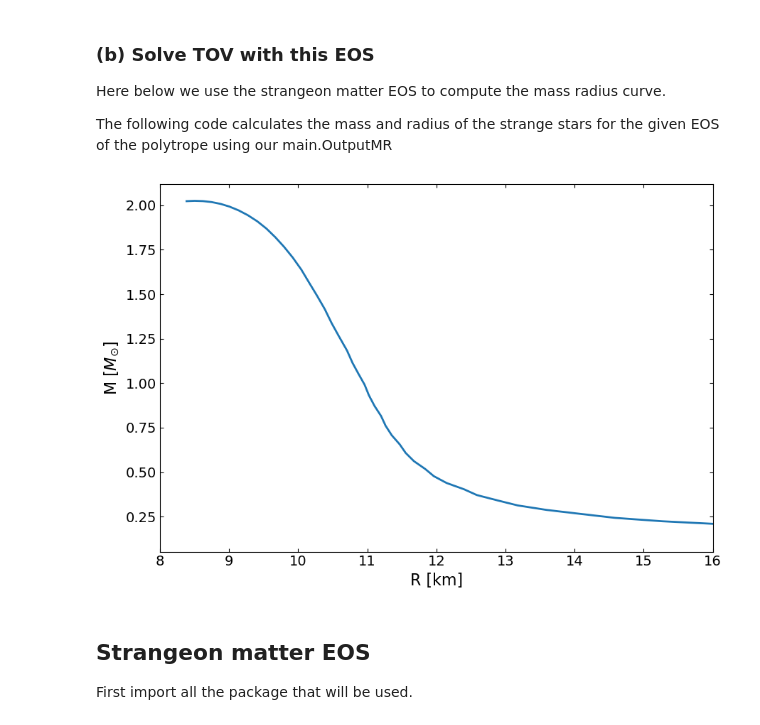
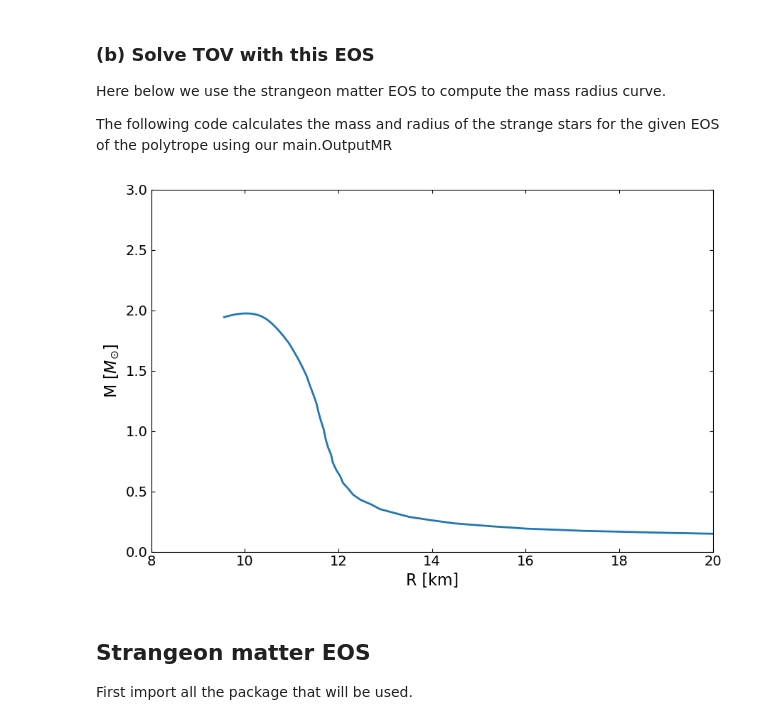
Before and after one commit to ChunHuangPhy/CompactOject, a Jupyter notebook: docs/source/test_EOSgenerators.ipynb, the cells around one changed output. Saved outputs shown, nothing was run; the diff lists cells and outputs as text; code cells hidden in the pictures.

```diff
--- a/docs/source/test_EOSgenerators.ipynb
+++ b/docs/source/test_EOSgenerators.ipynb
@@ -244,3 +234,13 @@ pres_total = np.array([*pres_com, *pressures])
+# %%
+gammas = np.array([1.03, 2.62, 1.38])
+rho_ts = np.array([8.087e13, 1.8078e15]) * g_cm_3
+theta = np.append(gammas, rho_ts)
+
+eps_set = np.logspace(11.7, 15.6, 100, base=10) * g_cm_3
+pres_out = Polytrope.compute_EOS(eps_set, theta, eps_crust_T_out[-1], pres_crust_T_out[-1])
+
+eps_total = np.hstack((eps_crust_T_out, eps_set))
+pres_total = np.hstack((pres_crust_T_out, pres_out))
 # %% [markdown]
 ### (b) Solve TOV with this EOS
 
@@ -252,16 +252,17 @@ MR = main.OutputMR('',eps_total,pres_total)
 # %%
 fig, ax = plt.subplots(1, 1, figsize=(9, 6))
-ax.plot(MR[:,0]/km , MR[:,1]/Msun, lw=2)
-
+ax.plot(MR[:,1]/km , MR[:,0]/Msun, lw=2)
+# ax.scatter(R /km, M / Msun, c='r')
 ax.set_ylabel(r"M [$M_{\odot}$]", fontsize=16)
 ax.set_xlabel("R [km]", fontsize=16)
-ax.set_xlim(8,16)
+ax.set_xlim(8.0, 20.0)
+ax.set_ylim(0, 3)
 ax.tick_params(top=1, right=1, which="both", direction="in", labelsize=14)
 ax.tick_params(top=1, right=1, which="both", direction="in", labelsize=14)
 fig.tight_layout()
 plt.show()
 # %% [output]
-[figure, old version]
+[figure, new version]
 # %% [markdown]
 ## Strangeon matter EOS
 
```
Also changed, not shown: parts of 26 cells of this notebook.
